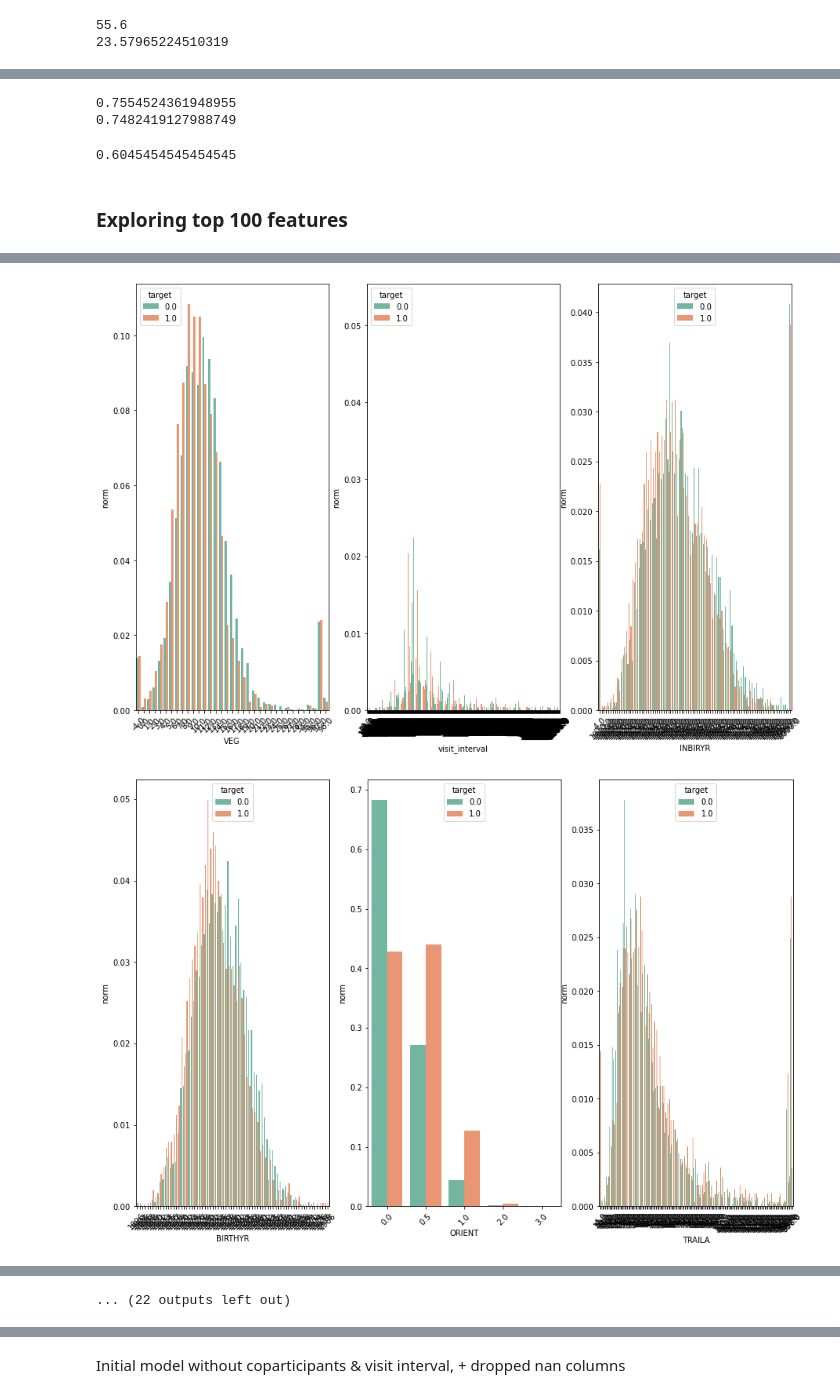
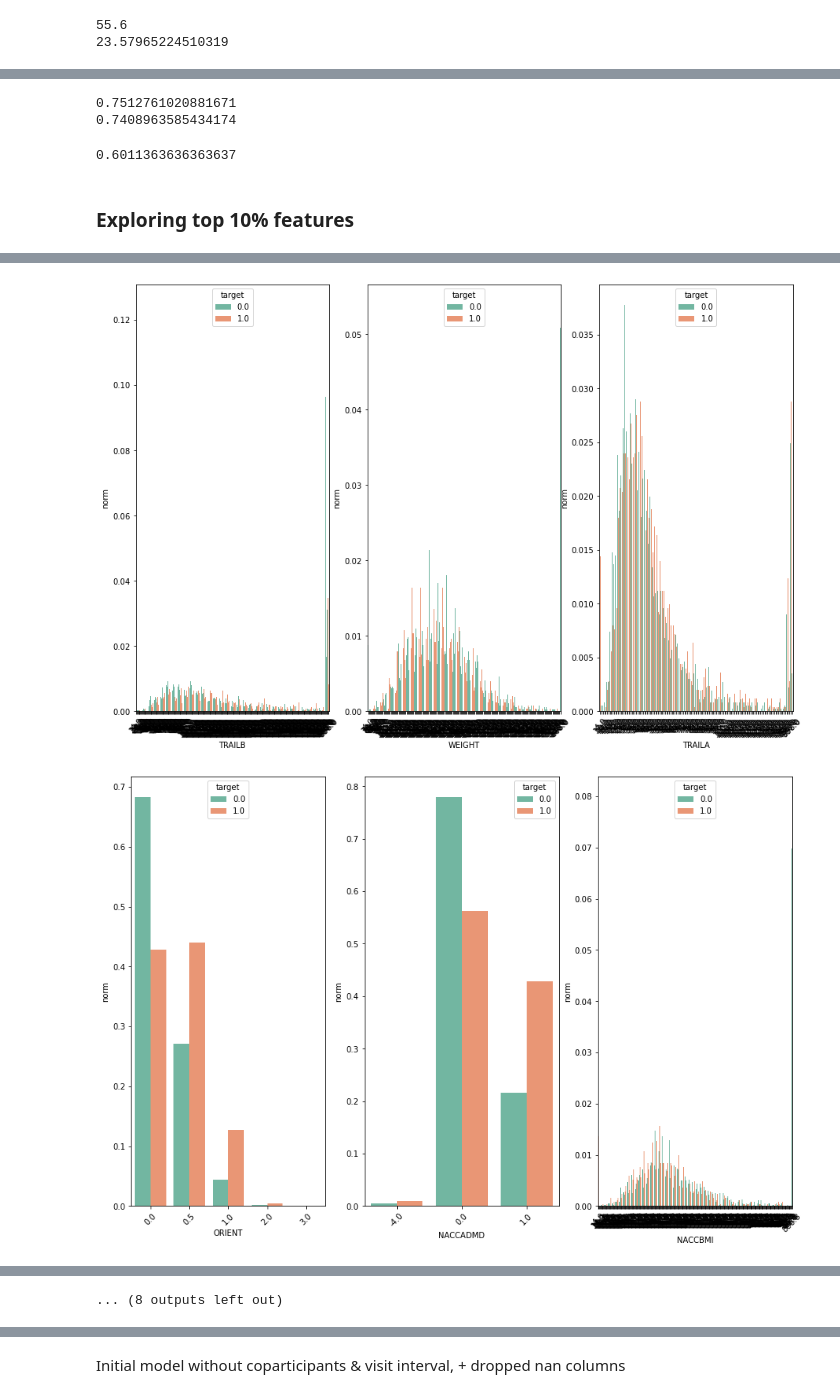
Before and after one commit to vicvarE/AD-Dash, a Jupyter notebook: notebooks/model.ipynb, the cells around one changed output, grey strips where cells are left out. Saved outputs shown, nothing was run; the diff lists cells and outputs as text; code cells hidden in the pictures.

```diff
--- a/notebooks/model.ipynb
+++ b/notebooks/model.ipynb
@@ -37,7 +36,7 @@ df
 | 18773 | 3 | 3 | 1 | 1922 | 0 | 88 | 1 | 88 | 88 | 1 | ... |
 6156 rows × 559 columns
 # %%
-df.drop(['NACCNVST','NACCAVST','NACCREFR'],inplace=True,axis=1)
+df.drop(['NACCNVST','NACCAVST','NACCREFR','CVDIMAG'],inplace=True,axis=1)
 # %% [markdown]
 ##split dataset
 # %%
@@ -163,11 +170,11 @@ print(model_feat1.score(X_test, y_test))
 print(precision_score(y_test,y_pred))
 recall_score(y_test,y_pred)
 # %% [output]
-0.7554524361948955
-0.7482419127988749
+0.7512761020881671
+0.7408963585434174
-0.6045454545454545
+0.6011363636363637
 # %% [markdown]
-### Exploring top 100 features
+### Exploring top 10% features
 # %%
 #normalized count function because libraries suck
 def norm_count_single(df, column, target):
@@ -193,6 +200,9 @@ def norm_count_group(df, target):
             fig = plt.figure(figsize = (15,10))
             ix =1
 # %%
+restrict=feat_importances.nlargest(56).index
+res=df[restrict.to_list()]
+
 temp=res.copy()
 temp['target']=df['target']
 norm_count_group(temp,'target')
@@ -202,2 +212,2 @@ norm_count_group(temp,'target')
-[figure, old version]
+[figure, new version]
-[figure, old version]
+[figure, new version]
@@ -212,2 +222,2 @@ norm_count_group(temp,'target')
-... (22 outputs left out)
+... (8 outputs left out)
 # %% [markdown]
```
Also changed, not shown: parts of 39 cells of this notebook, 5 other files.
